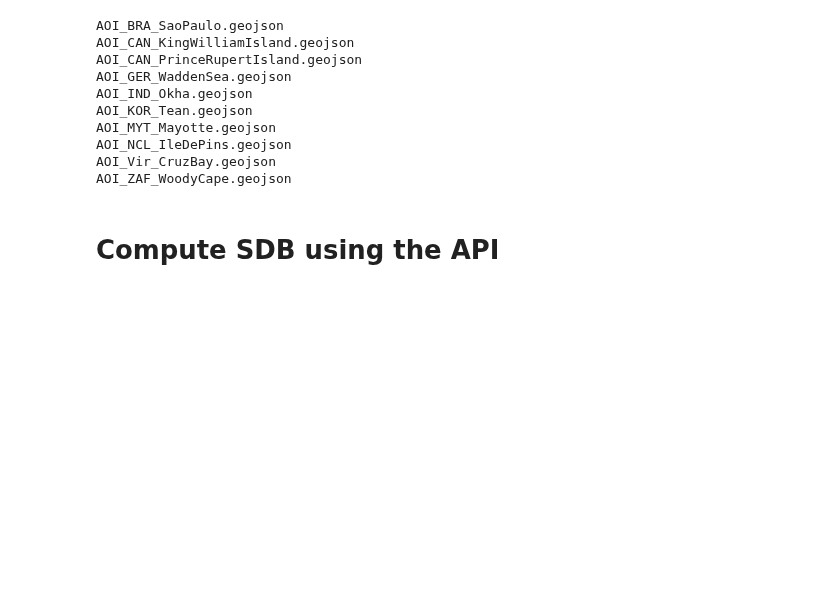
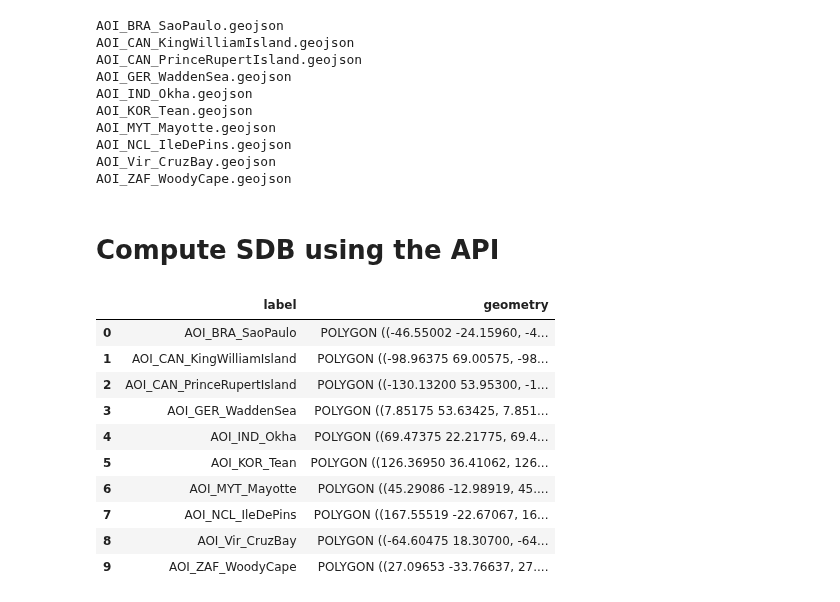
Before and after one commit to openearth/eo-bathymetry, a Jupyter notebook: notebooks/cmems-bathymetry/download_proxies.ipynb, the cells around one changed output. Cells and saved outputs as stored; diff of their text form; code cells hidden in the pictures; blank space fills up the shorter version.

```diff
--- a/notebooks/cmems-bathymetry/download_proxies.ipynb
+++ b/notebooks/cmems-bathymetry/download_proxies.ipynb
@@ -628,0 +653,14 @@ def export_tiles(
+# %%
+# Get aois
+import glob
+dir_path_aoi = os.path.join(main_fol, "00_miscellaneous","AOIs")
+file_path_aois = glob.glob(os.path.join(dir_path_aoi, "*.geojson"))
+file_path_aois = [file_path_aoi for file_path_aoi in file_path_aois if "adjusted" not in file_path_aoi]
+
+geometries = []
+labels = []
+for file_path_aoi in file_path_aois:
+    gdf_aoi = gpd.read_file(file_path_aoi)
+    geometries.append(gdf_aoi.geometry[0])
+    labels.append(os.path.basename(file_path_aoi).split(".geojson")[0])
+gdf_aois = gpd.GeoDataFrame(data={"label": labels}, geometry=geometries, crs="EPSG:4326")
@@ -628,0 +676,21 @@ def export_tiles(
+# %%
+# Get aoi2
+aois2 = []
+for coastlines in gdf_coastlines_per_aois.geometry:
+    bounds = coastlines.bounds
+    bbox = box(bounds[0], bounds[1], bounds[2], bounds[3])
+    aois2.append(bbox)
+gdf_aois2 = gpd.GeoDataFrame(data={"label": labels}, geometry=aois2, crs="EPSG:4326")
+gdf_aois2
+# %% [output]
+|  | label | geometry |
+| 0 | AOI_BRA_SaoPaulo | POLYGON ((-46.55002 -24.15960, -4... |
+| 1 | AOI_CAN_KingWilliamIsland | POLYGON ((-98.96375 69.00575, -98... |
+| 2 | AOI_CAN_PrinceRupertIsland | POLYGON ((-130.13200 53.95300, -1... |
+| 3 | AOI_GER_WaddenSea | POLYGON ((7.85175 53.63425, 7.851... |
+| 4 | AOI_IND_Okha | POLYGON ((69.47375 22.21775, 69.4... |
+| 5 | AOI_KOR_Tean | POLYGON ((126.36950 36.41062, 126... |
+| 6 | AOI_MYT_Mayotte | POLYGON ((45.29086 -12.98919, 45.... |
+| 7 | AOI_NCL_IleDePins | POLYGON ((167.55519 -22.67067, 16... |
+| 8 | AOI_Vir_CruzBay | POLYGON ((-64.60475 18.30700, -64... |
+| 9 | AOI_ZAF_WoodyCape | POLYGON ((27.09653 -33.76637, 27.... |
```
Also changed, not shown: parts of 12 cells of this notebook, 4 other files.
